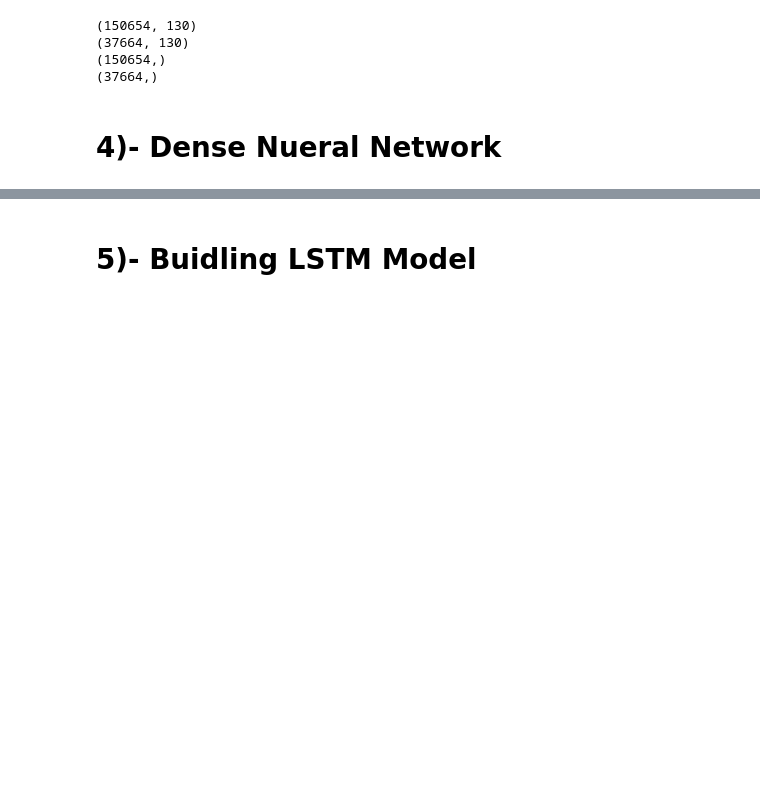
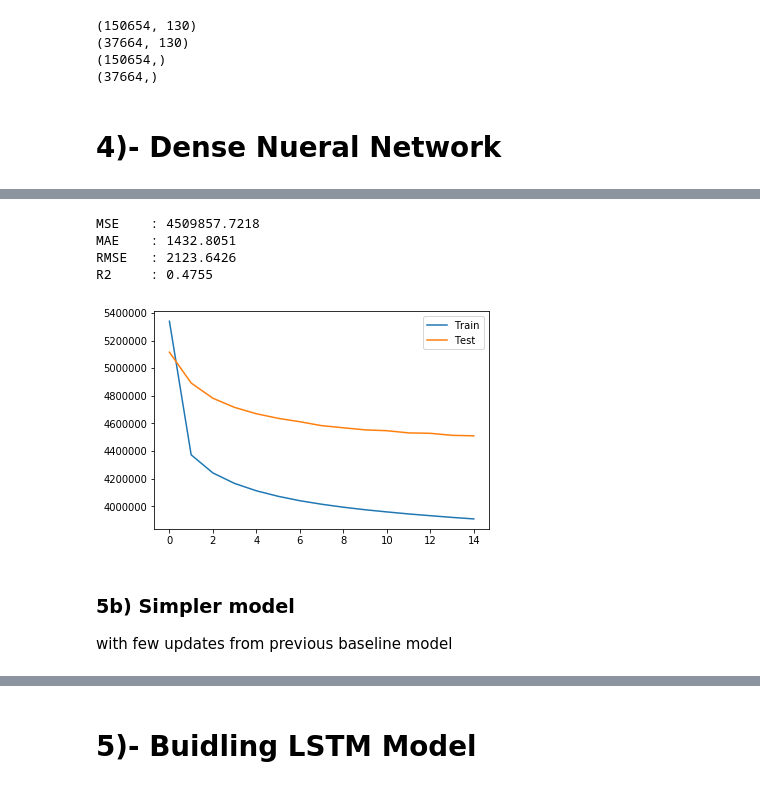
Before and after one commit to HassanSherwani/Insurance_Claims_Severity, a Jupyter notebook: DL-models_Allstate_Claims_Severity .ipynb, the cells around one changed output, grey strips where cells are left out. Saved outputs shown, nothing was run; the diff lists cells and outputs as text; code cells hidden in the pictures; blank space fills up the shorter version.

```diff
--- a/DL-models_Allstate_Claims_Severity .ipynb
+++ b/DL-models_Allstate_Claims_Severity .ipynb
@@ -273,0 +299,8 @@ print(y_test.shape)
+# %%
+model_base = Sequential()
+# input_layer_neurons=400, input_dim=130. It means 130 input parameters, with 400 neurons in the FIRST hidden layer
+model_base.add(Dense(400, input_dim=X_train.shape[1], init='normal', activation='relu'))
+# Normalization allows us to use much higher learning rates and be less careful about initialization.
+model_base.add(Dense(1, init='normal'))
+# Compile model
+model_base.compile(loss='mse', optimizer='adam')
@@ -273,0 +321,2 @@ print(y_test.shape)
+# %%
+history = model_base.fit(X_train, y_train, epochs=15, batch_size=10, validation_data=(X_test, y_test), verbose=2, shuffle=False)
@@ -273,0 +350,22 @@ print(y_test.shape)
+# %%
+print('MSE    : %0.4f ' % mse_base)
+print('MAE    : %0.4f ' % mae_base)
+print('RMSE   : %0.4f ' % rmse_base)
+print('R2     : %0.4f ' % r2_base)
+# %% [output]
+MSE    : 4509857.7218
+MAE    : 1432.8051
+RMSE   : 2123.6426
+R2     : 0.4755
+# %%
+# plotting results
+plt.plot(history.history['loss'], label='Train')
+plt.plot(history.history['val_loss'], label='Test')
+plt.legend()
+plt.show()
+# %% [output]
+[figure, added]
+# %% [markdown]
+### 5b) Simpler model
+
+with few updates from previous baseline model
```
Also changed, not shown: parts of 64 cells of this notebook.
